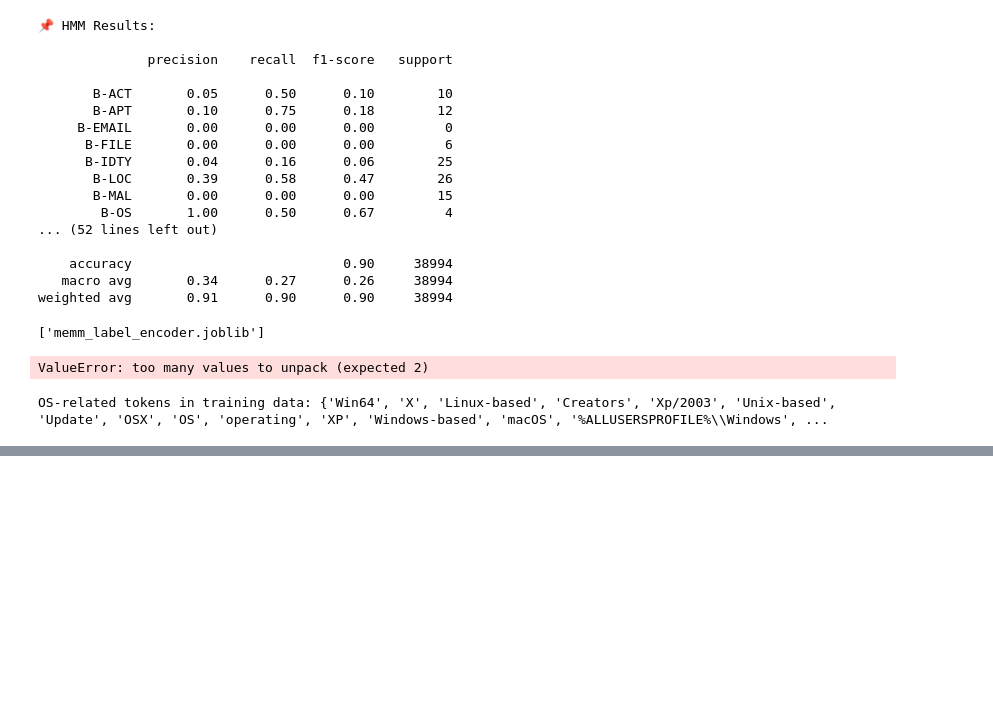
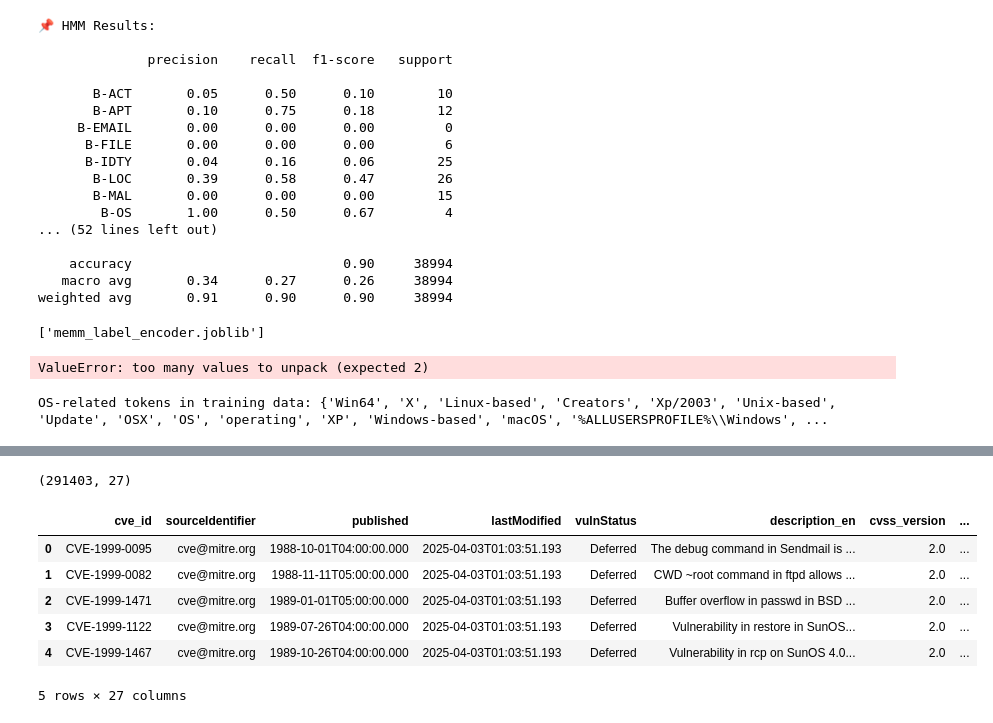
Before and after one commit to vibodhbhosure/NIST-NVD-Extraction, a Jupyter notebook: dataTransformer.ipynb, the cells around one changed output, grey strips where cells are left out. Drawn from its saved outputs; the diff is of its cells as text; code cells hidden in the pictures; blank space fills up the shorter version.

```diff
--- a/dataTransformer.ipynb
+++ b/dataTransformer.ipynb
@@ -286,0 +576,16 @@ OS-related tokens in training data: {'Win64', 'X', 'Linux-based', 'Creators', 'X
+# %%
+df.dropna(subset=["description_en"], inplace=True)
+# %%
+df.shape
+# %% [output]
+(291403, 27)
+# %%
+df.head()
+# %% [output]
+|  | cve_id | sourceIdentifier | published | lastModified | vulnStatus | description_en | cvss_version | ... |
+| 0 | CVE-1999-0095 | cve@mitre.org | 1988-10-01T04:00:00.000 | 2025-04-03T01:03:51.193 | Deferred | The debug command in Sendmail is ... | 2.0 | ... |
+| 1 | CVE-1999-0082 | cve@mitre.org | 1988-11-11T05:00:00.000 | 2025-04-03T01:03:51.193 | Deferred | CWD ~root command in ftpd allows ... | 2.0 | ... |
+| 2 | CVE-1999-1471 | cve@mitre.org | 1989-01-01T05:00:00.000 | 2025-04-03T01:03:51.193 | Deferred | Buffer overflow in passwd in BSD ... | 2.0 | ... |
+| 3 | CVE-1999-1122 | cve@mitre.org | 1989-07-26T04:00:00.000 | 2025-04-03T01:03:51.193 | Deferred | Vulnerability in restore in SunOS... | 2.0 | ... |
+| 4 | CVE-1999-1467 | cve@mitre.org | 1989-10-26T04:00:00.000 | 2025-04-03T01:03:51.193 | Deferred | Vulnerability in rcp on SunOS 4.0... | 2.0 | ... |
+5 rows × 27 columns
```
Also changed, not shown: parts of 6 cells of this notebook, 18 other files.
